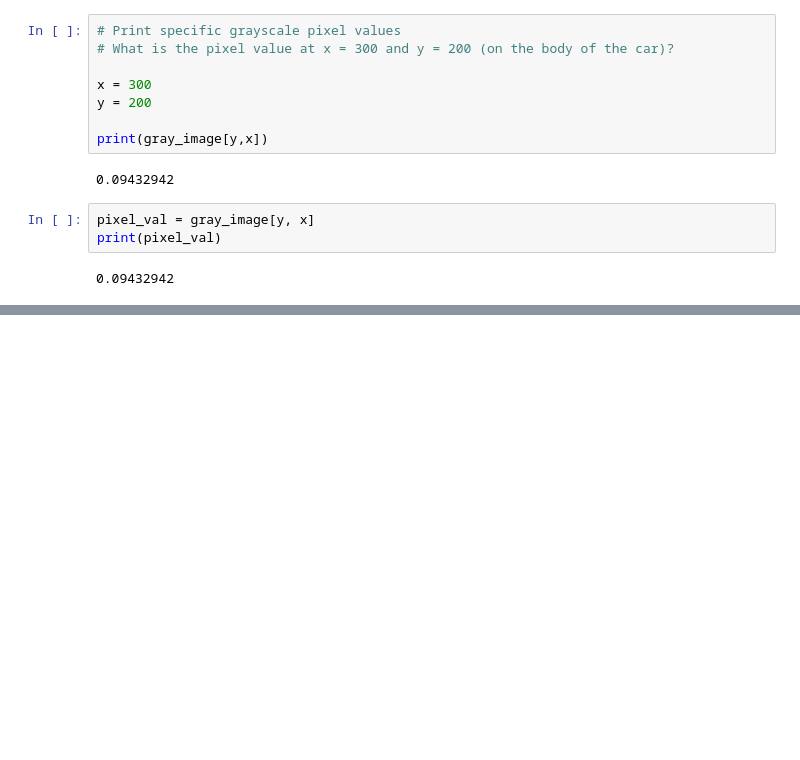
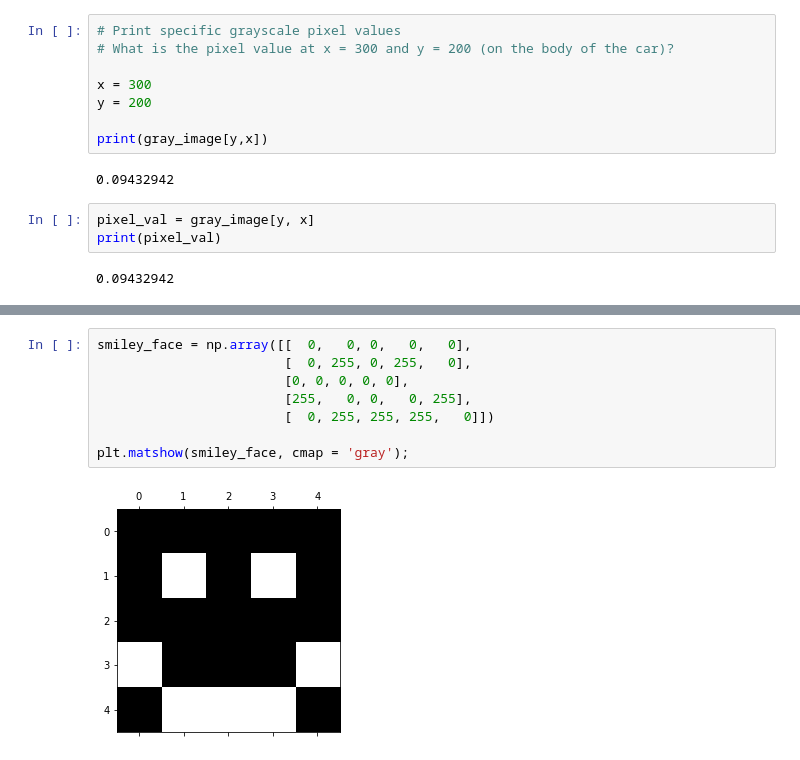
Before and after one commit to lejimmy/CVND-Computer-Vision-Nanodegree, a Jupyter notebook: CVND_Exercises/1_1_Image_Representation/1. Images as Numerical Data.ipynb, the cells around one changed output, grey strips where cells are left out. Saved outputs shown, nothing was run; the diff lists cells and outputs as text; blank space fills up the shorter version.

```diff
--- a/CVND_Exercises/1_1_Image_Representation/1. Images as Numerical Data.ipynb
+++ b/CVND_Exercises/1_1_Image_Representation/1. Images as Numerical Data.ipynb
@@ -63,0 +69,10 @@ plt.matshow(tiny_image, cmap='gray')
+# %%
+smiley_face = np.array([[  0,   0, 0,   0,   0],
+                        [  0, 255, 0, 255,   0],
+                        [0, 0, 0, 0, 0],
+                        [255,   0, 0,   0, 255],
+                        [  0, 255, 255, 255,   0]])
+
+plt.matshow(smiley_face, cmap = 'gray');
+# %% [output]
+[figure, added]
```
Also changed, not shown: parts of 2 cells of this notebook.
